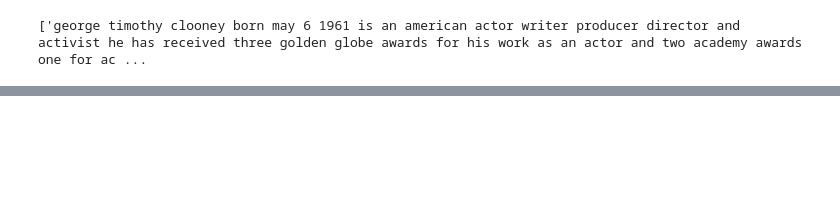
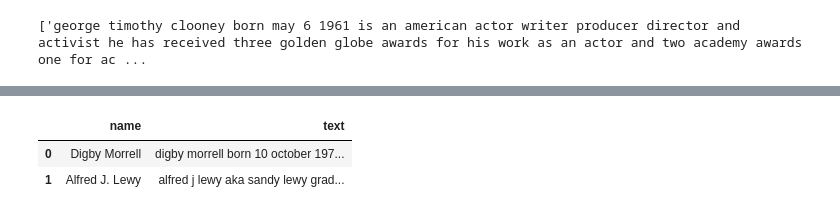
Before and after one commit to RayleighKim/M11_Intro_To_Unsuerpvised_Learning, a Jupyter notebook: 11_1_Intro_to_Unsupervised_Learning_I.ipynb, the cells around one changed output, grey strips where cells are left out. Drawn from its saved outputs; the diff is of its cells as text; code cells hidden in the pictures; blank space fills up the shorter version.

```diff
--- a/11_1_Intro_to_Unsupervised_Learning_I.ipynb
+++ b/11_1_Intro_to_Unsupervised_Learning_I.ipynb
@@ -367,0 +206,6 @@ array([24. , 21.6, 34.7, 33.4, 36.2, 28.7, 22.9, 27.1, 16.5, 18.9, 15. ,
+# %%
+people.loc[0:1]
+# %% [output]
+|  | name | text |
+| 0 | Digby Morrell | digby morrell born 10 october 197... |
+| 1 | Alfred J. Lewy | alfred j lewy aka sandy lewy grad... |
```
Also changed, not shown: parts of 47 cells of this notebook.
